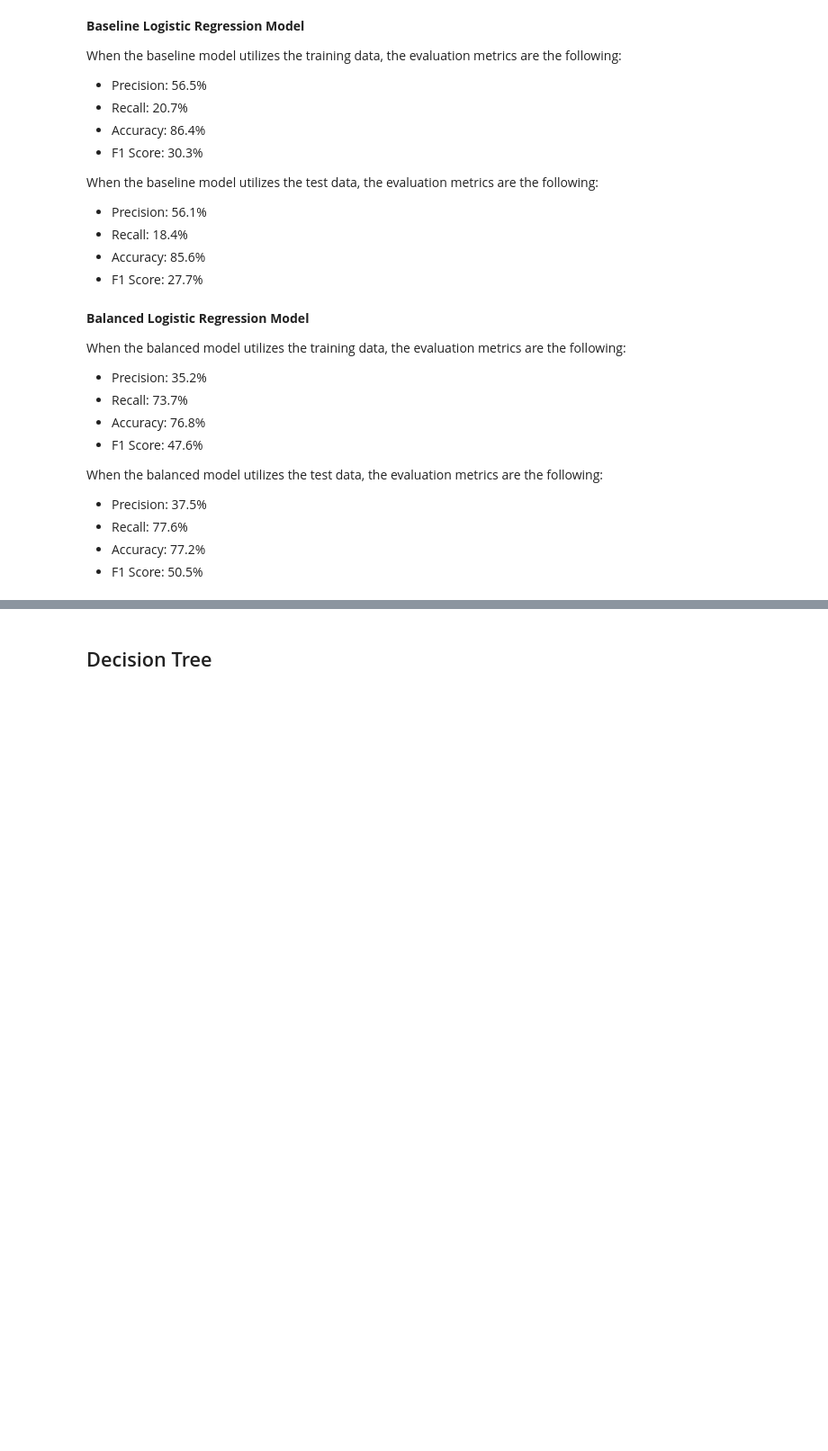
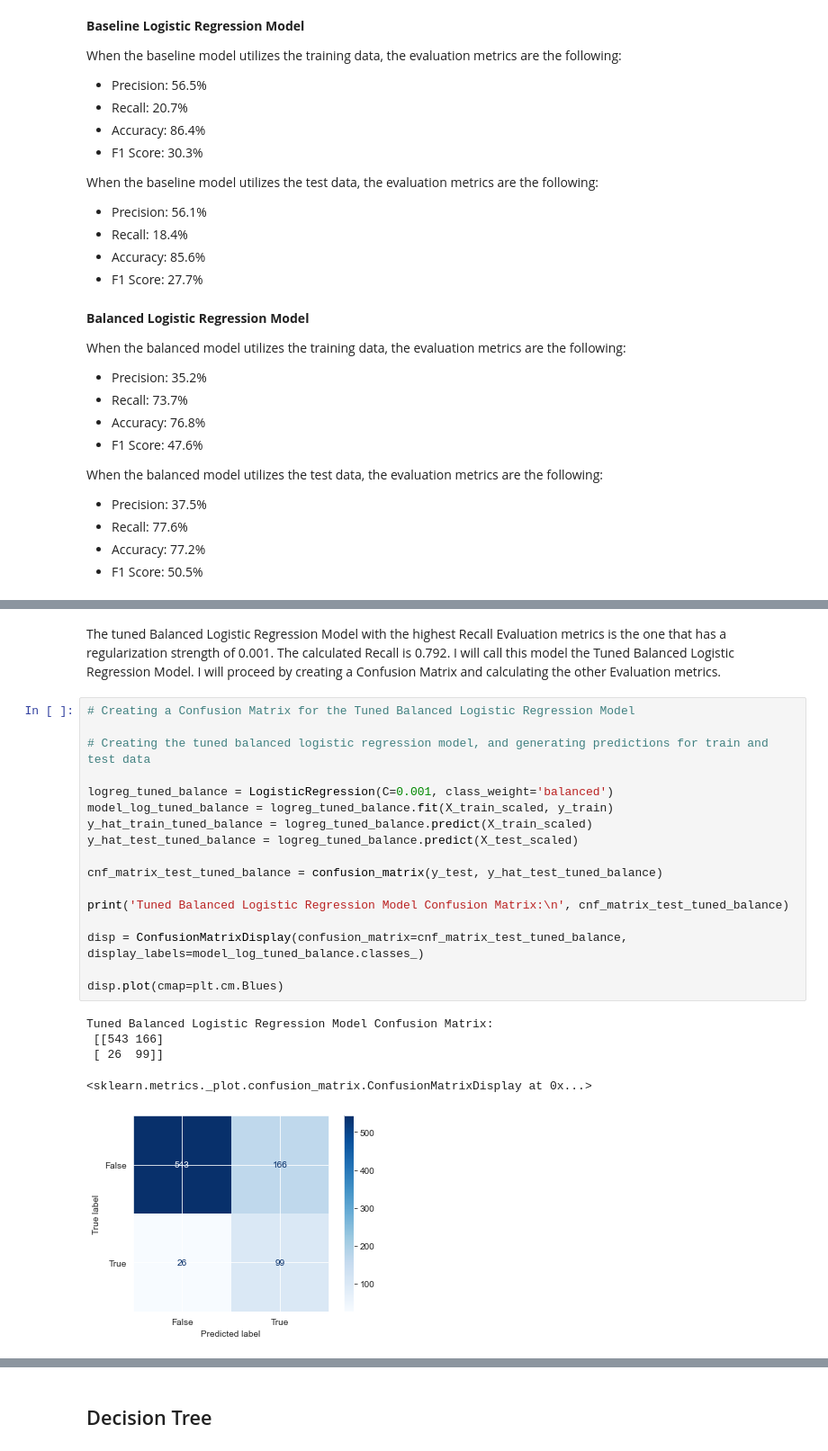
Before and after one commit to keithotuomagie/telcom_analysis, a Jupyter notebook: notebook.ipynb, the cells around one changed output, grey strips where cells are left out. Shown at 90% size. Saved outputs shown, nothing was run; the diff lists cells and outputs as text; blank space fills up the shorter version.

```diff
--- a/notebook.ipynb
+++ b/notebook.ipynb
@@ -792,0 +811,25 @@ AUC for 100: 0.8267983074753174
+# %% [markdown]
+The tuned Balanced Logistic Regression Model with the highest Recall Evaluation metrics is the one that has a regularization strength of 0.001.  The calculated Recall is 0.792.  I will call this model the Tuned Balanced Logistic Regression Model.  I will proceed by creating a Confusion Matrix and calculating the other Evaluation metrics.
+# %%
+# Creating a Confusion Matrix for the Tuned Balanced Logistic Regression Model
+
+# Creating the tuned balanced logistic regression model, and generating predictions for train and test data
+
+logreg_tuned_balance = LogisticRegression(C=0.001, class_weight='balanced')
+model_log_tuned_balance = logreg_tuned_balance.fit(X_train_scaled, y_train)
+y_hat_train_tuned_balance = logreg_tuned_balance.predict(X_train_scaled)
+y_hat_test_tuned_balance = logreg_tuned_balance.predict(X_test_scaled)
+
+cnf_matrix_test_tuned_balance = confusion_matrix(y_test, y_hat_test_tuned_balance)
+
+print('Tuned Balanced Logistic Regression Model Confusion Matrix:\n', cnf_matrix_test_tuned_balance)
+
+disp = ConfusionMatrixDisplay(confusion_matrix=cnf_matrix_test_tuned_balance, display_labels=model_log_tuned_balance.classes_)
+
+disp.plot(cmap=plt.cm.Blues)
+# %% [output]
+Tuned Balanced Logistic Regression Model Confusion Matrix:
+ [[543 166]
+ [ 26  99]]
+<sklearn.metrics._plot.confusion_matrix.ConfusionMatrixDisplay at 0x...>
+[figure, added]
```
Also changed, not shown: parts of 30 cells of this notebook, 4 other files.
